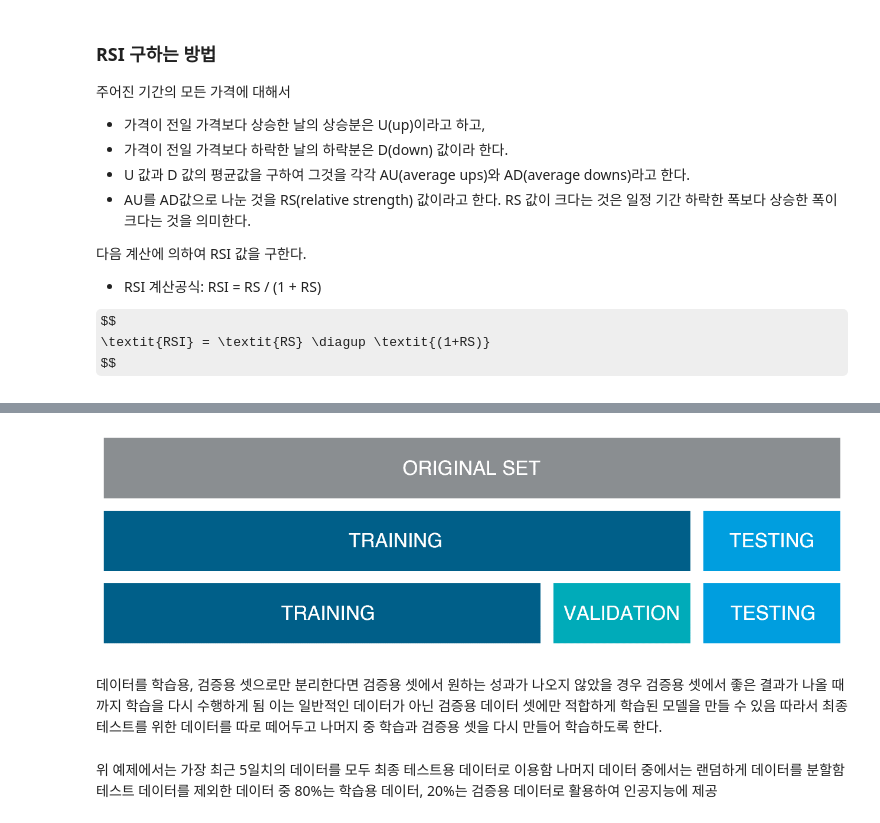
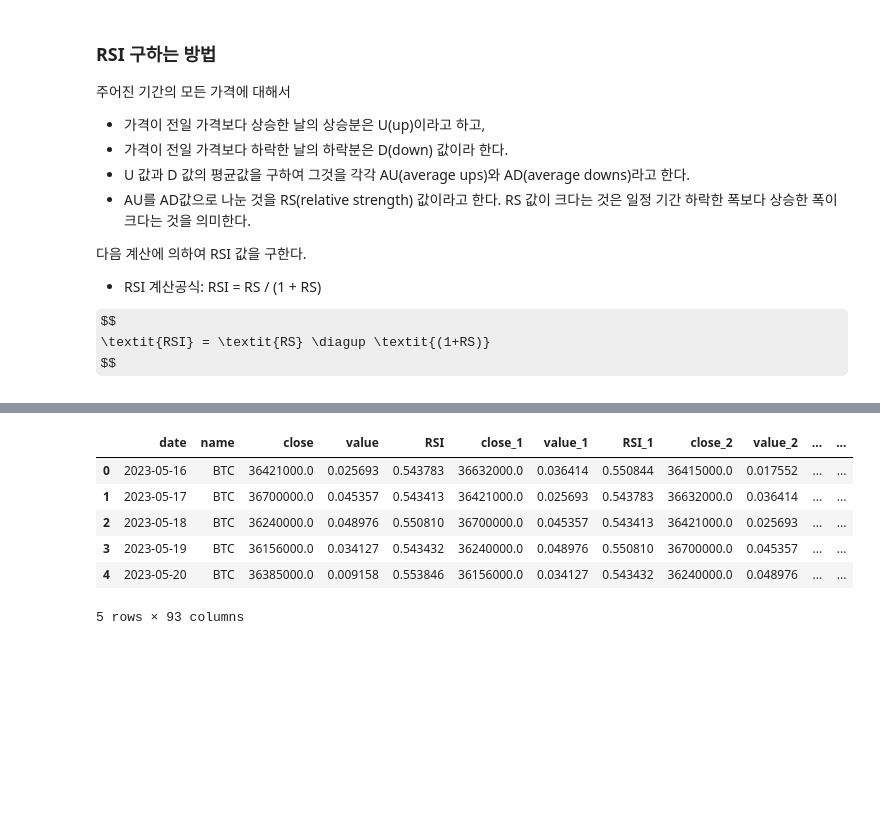
Before and after one commit to 2024-MJU-Capstone-Design/coinmerge-ml, a Jupyter notebook: Upbit_test.ipynb, the cells around one changed output, grey strips where cells are left out. Cells and saved outputs as stored; diff of their text form; code cells hidden in the pictures; some formulas as TeX source; blank space fills up the shorter version.

```diff
--- a/Upbit_test.ipynb
+++ b/Upbit_test.ipynb
@@ -130,6 +72,8 @@ RSI를 정밀하게 구할 수 있으면 암호화폐 가격에 상승 압력이
 $$
 \textit{RSI} = \textit{RS} \diagup \textit{(1+RS)}
 $$
+# %%
+path = "/content/drive/My Drive/Colab Notebooks/Upbit_test_Folder/"
 # %%
 ## 코인 거래 데이터 다운로드를 위한 함수 설정
 
@@ -168,7 +112,7 @@ def get_df(coin):
   RSI_cols = ['RSI_' + str(a) for a in lag]
 
   data = pd.DataFrame()
-  data['date'] = df['index']
+  data['date'] = pd.to_datetime(df['index'])
   data['name'] = coin.split('-')[1]
 
   data['close'] = df['close']
@@ -180,12 +124,14 @@ def get_df(coin):
     data[c] = df['value'].shift(int(a))
     data[d] = df['RSI'].shift(int(a))
 
-  time_now = datetime.datetime.now() + datetime.timedelta(days=-5)
+  data['date'] = pd.to_datetime(data['date'])  # date 컬럼을 datetime 타입으로 변환
+
+  time_now = datetime.datetime.now() + datetime.timedelta(days=-1)
   time_now = time_now.strftime("%Y%m%d")
 
-  ## 5일 뒤 종가를 예측 변수로 설정
-  data['target'] = df['close'].shift(-5)
-  data['target'] = data['target']*100 / df['close']
+  # 2일 후 종가를 예측 변수로 설정 (1일 후 종가를 예측하기 위해)
+  data['target'] = df['close'].shift(-2)
+  data['target'] = data['target'] * 100 / df['close'].shift(-1)  # 1일 후 종가 대비 퍼센트로 변환
 
   data['target'] = np.where(data['date'] <= time_now, data['target'], 100)
 
@@ -194,11 +140,18 @@ def get_df(coin):
 
   return data
 # %%
-## 설정 함수를 이용한 실제 데이터셋 생성
-df = pd.DataFrame()
+# 데이터 로드 or 다운로드
+coins = pyupbit.get_tickers(fiat="KRW")
+data_path = path + 'coin_data.csv'
 
-for coin in tqdm(coins):
-  tmp = get_df(coin)
-  df = pd.concat([df, tmp])
-
-df.reset_index(drop=True, inplace=True)
+try:
+  df = pd.read_csv(data_path, parse_dates=['date'])  # date 컬럼을 datetime으로 파싱
+  print('데이터를 불러왔습니다')
+except:
+  print('데이터를 불러오지 못했습니다. 데이터를 생성합니다')
+  df = pd.DataFrame()
+  for coin in tqdm(coins):
+    tmp = get_df(coin)
+    df = pd.concat([df,tmp])
+  df.reset_index(drop = True, inplace=True)
+  df.to_csv(data_path,index=False)
@@ -227,7 +160,11 @@ df.reset_index(drop=True, inplace=True)
-# %% [markdown]
-![image.png](embedded-picture-1)
-# %% [markdown]
-데이터를 학습용, 검증용 셋으로만 분리한다면 검증용 셋에서 원하는 성과가 나오지 않았을 경우 검증용 셋에서 좋은 결과가 나올 때까지 학습을 다시 수행하게 됨
-이는 일반적인 데이터가 아닌 검증용 데이터 셋에만 적합하게 학습된 모델을 만들 수 있음
-따라서 최종 테스트를 위한 데이터를 따로 떼어두고 나머지 중 학습과 검증용 셋을 다시 만들어 학습하도록 한다.
+# %%
+df.head()
+# %% [output]
+|  | date | name | close | value | RSI | close_1 | value_1 | RSI_1 | close_2 | value_2 | ... | ... |
+| 0 | 2023-05-16 | BTC | 36421000.0 | 0.025693 | 0.543783 | 36632000.0 | 0.036414 | 0.550844 | 36415000.0 | 0.017552 | ... | ... |
+| 1 | 2023-05-17 | BTC | 36700000.0 | 0.045357 | 0.543413 | 36421000.0 | 0.025693 | 0.543783 | 36632000.0 | 0.036414 | ... | ... |
+| 2 | 2023-05-18 | BTC | 36240000.0 | 0.048976 | 0.550810 | 36700000.0 | 0.045357 | 0.543413 | 36421000.0 | 0.025693 | ... | ... |
+| 3 | 2023-05-19 | BTC | 36156000.0 | 0.034127 | 0.543432 | 36240000.0 | 0.048976 | 0.550810 | 36700000.0 | 0.045357 | ... | ... |
+| 4 | 2023-05-20 | BTC | 36385000.0 | 0.009158 | 0.553846 | 36156000.0 | 0.034127 | 0.543432 | 36240000.0 | 0.048976 | ... | ... |
+5 rows × 93 columns
 # %%
@@ -252,4 +181,0 @@ X_train, X_valid, y_train, y_valid = train_test_split(Train[cols], Train['target
-# %% [markdown]
-위 예제에서는 가장 최근 5일치의 데이터를 모두 최종 테스트용 데이터로 이용함
-나머지 데이터 중에서는 랜덤하게 데이터를 분할함
-테스트 데이터를 제외한 데이터 중 80%는 학습용 데이터, 20%는 검증용 데이터로 활용하여 인공지능에 제공
```
Also changed, not shown: parts of 36 cells of this notebook.
